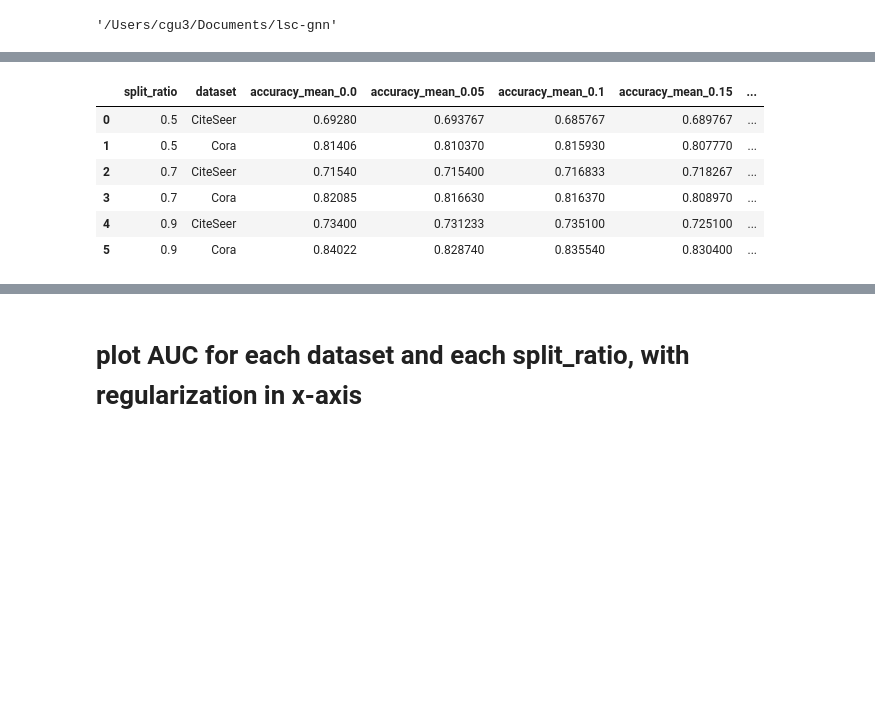
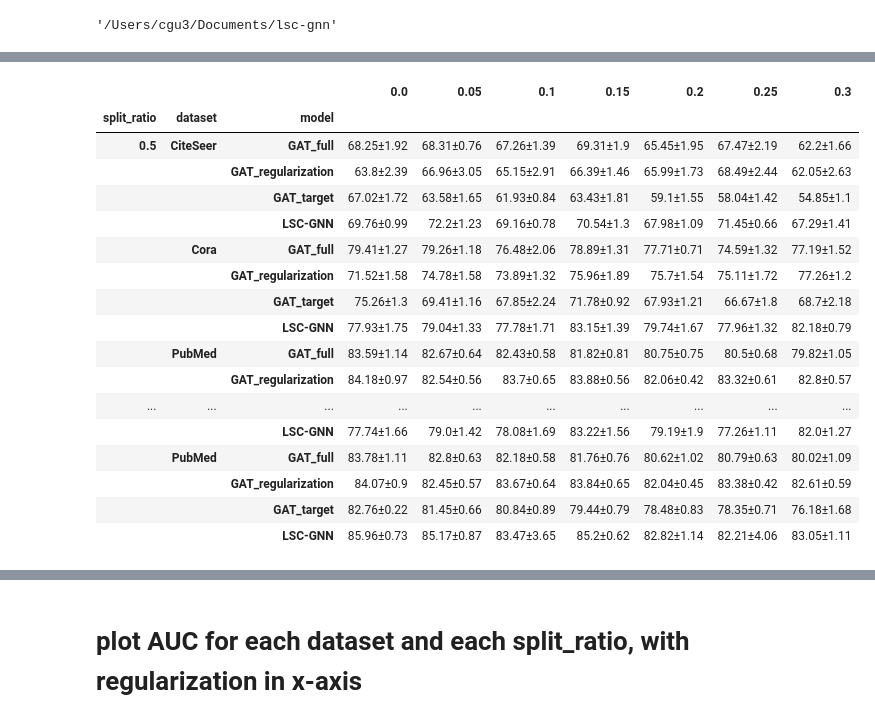
Before and after one commit to FDUguchunhui/latent-space-constraint-GNN, a Jupyter notebook: notebook/analysis/aggregation.ipynb, the cells around one changed output, grey strips where cells are left out. Saved outputs shown, nothing was run; the diff lists cells and outputs as text; code cells hidden in the pictures; blank space fills up the shorter version.

```diff
--- a/notebook/analysis/aggregation.ipynb
+++ b/notebook/analysis/aggregation.ipynb
@@ -11,12 +11,12 @@ import matplotlib.pyplot as plt
 /Users/cgu3/Documents/lsc-gnn
 '/Users/cgu3/Documents/lsc-gnn'
 # %%
-df = pd.read_json('results/results_LSC_test.json', lines=True)
+df = pd.read_json('results/results_LSC.json', lines=True)
 # df = pd.read_json('results/final_cora_results.json', lines=True)
 # df = pd.read_json('results/final_citeseer_results.json', lines=True)
 
-# times accuracy 100 and only keep two decimal points
-df['accuracy'] = df['accuracy'].apply(lambda x: round(x * 100, 2))
+df['split_ratio'] = round(df['split_ratio'], 2)
+df['false_pos_edge_ratio'] = round(df['false_pos_edge_ratio'], 2)
 # %%
 df
 # %% [output]
@@ -36,8 +36,9 @@ df
 # %%
 # calculate mean and std for accuracy group by dataset and split_ratio
 df_first = df[df['regularization'] == 0].groupby(['dataset', 'split_ratio', 'false_pos_edge_ratio']).agg({'accuracy':['mean', 'std']})
-# df_best = df_best.round(2)
+df_first = (100 * df_first).round(2)
 # flatten the columns
-# df_first.columns = ['_'.join(col).strip('_') for col in df_best.columns.values]
-# df_best.rename(columns={'accuracy_mean': 'With regularizaion'}, inplace=True)
-df_first
+df_first.columns = ['_'.join(col).strip('_') for col in df_first.columns.values]
+# create a new column with the name 'GAT_full" using in format of string accuracy_mean +- accuracy_std
+df_first['GAT_full'] = df_first['accuracy_mean'].round(2).astype(str) + "±" + df_first['accuracy_std'].round(2).astype(str)
+df_first = df_first[['GAT_full']]
@@ -64,10 +53,13 @@ df_first
 # %%
-df_best = df.groupby(['dataset', 'seed', 'split_ratio', 'false_pos_edge_ratio']).apply(lambda x: x.loc[x['val_loss'].idxmin()])[['accuracy']]
+df_best = df.groupby(['dataset', 'seed', 'split_ratio', 'false_pos_edge_ratio']).apply(lambda x: x.loc[x['val_loss'].idxmin()])[['accuracy', 'regularization']]
 # calculate mean and std for accuracy group by dataset and split_ratio
 df_best = df_best.groupby(['dataset', 'split_ratio', 'false_pos_edge_ratio']).agg({'accuracy':['mean', 'std']})
-# df_best = df_best.round(2)
+df_best = (100 * df_best).round(2)
 # flatten the columns
 df_best.columns = ['_'.join(col).strip('_') for col in df_best.columns.values]
+# create a new column with the name "LSC-GNN" using in format of string accuracy_mean +- accuracy_std
+df_best['LSC-GNN'] = df_best['accuracy_mean'].round(2).astype(str) + "±" + df_best['accuracy_std'].round(2).astype(str)
 # df_best.rename(columns={'accuracy_mean': 'With regularizaion'}, inplace=True)
+df_best = df_best[['LSC-GNN']]
 df_best
 # %% [output]
@@ -92,5 +80,8 @@ df_best
 # %%
 # combine df_first and df_best horizontally
-df_combined = pd.concat([df_first, df_best], axis=1)
+df_combined = pd.concat([df_first, df_best, df_GAT_agg_target, df_GAT_agg_regularization], axis=1)
+df_combined = df_combined.reset_index()
+# convert to long format
+df_combined = df_combined.melt(id_vars=['dataset', 'split_ratio', 'false_pos_edge_ratio'], var_name='model', value_name='accuracy')
 df_combined
 # %% [output]
@@ -115,24 +101,35 @@ df_combined
 # %%
 import pandas as pd
 
 # Load your dataframe (assuming it's already loaded as df)
-df = df_best.reset_index()
+df = df_combined.reset_index()
 # Pivot the table to match the requested format
-df_transformed = df.pivot(index=["split_ratio", "dataset"], columns="false_pos_edge_ratio", values=["accuracy_mean", "accuracy_std"])
+df_transformed = df.pivot(index=["split_ratio", "dataset", "model"], columns="false_pos_edge_ratio", values=["accuracy"])
 
 # Flatten column names for readability
-df_transformed.columns = [f"{col[0]}_{col[1]}" for col in df_transformed.columns]
+df_transformed.columns = [f"{round(col[1], 2)}" for col in df_transformed.columns]
 
 # Reset index for display
-df_transformed.reset_index(inplace=True)
+# df_transformed.reset_index(inplace=True)
 
 # Display transformed dataframe
 df_transformed
 # %% [output]
-|  | split_ratio | dataset | accuracy_mean_0.0 | accuracy_mean_0.05 | accuracy_mean_0.1 | accuracy_mean_0.15 | ... |
-| 0 | 0.5 | CiteSeer | 0.69280 | 0.693767 | 0.685767 | 0.689767 | ... |
-| 1 | 0.5 | Cora | 0.81406 | 0.810370 | 0.815930 | 0.807770 | ... |
-| 2 | 0.7 | CiteSeer | 0.71540 | 0.715400 | 0.716833 | 0.718267 | ... |
-| 3 | 0.7 | Cora | 0.82085 | 0.816630 | 0.816370 | 0.808970 | ... |
-| 4 | 0.9 | CiteSeer | 0.73400 | 0.731233 | 0.735100 | 0.725100 | ... |
-| 5 | 0.9 | Cora | 0.84022 | 0.828740 | 0.835540 | 0.830400 | ... |
+|  |  |  | 0.0 | 0.05 | 0.1 | 0.15 | 0.2 | 0.25 | 0.3 |
+| split_ratio | dataset | model |  |  |  |  |  |  |  |
+| 0.5 | CiteSeer | GAT_full | 68.25±1.92 | 68.31±0.76 | 67.26±1.39 | 69.31±1.9 | 65.45±1.95 | 67.47±2.19 | 62.2±1.66 |
+|  |  | GAT_regularization | 63.8±2.39 | 66.96±3.05 | 65.15±2.91 | 66.39±1.46 | 65.99±1.73 | 68.49±2.44 | 62.05±2.63 |
+|  |  | GAT_target | 67.02±1.72 | 63.58±1.65 | 61.93±0.84 | 63.43±1.81 | 59.1±1.55 | 58.04±1.42 | 54.85±1.1 |
+|  |  | LSC-GNN | 69.76±0.99 | 72.2±1.23 | 69.16±0.78 | 70.54±1.3 | 67.98±1.09 | 71.45±0.66 | 67.29±1.41 |
+|  | Cora | GAT_full | 79.41±1.27 | 79.26±1.18 | 76.48±2.06 | 78.89±1.31 | 77.71±0.71 | 74.59±1.32 | 77.19±1.52 |
+|  |  | GAT_regularization | 71.52±1.58 | 74.78±1.58 | 73.89±1.32 | 75.96±1.89 | 75.7±1.54 | 75.11±1.72 | 77.26±1.2 |
+|  |  | GAT_target | 75.26±1.3 | 69.41±1.16 | 67.85±2.24 | 71.78±0.92 | 67.93±1.21 | 66.67±1.8 | 68.7±2.18 |
+|  |  | LSC-GNN | 77.93±1.75 | 79.04±1.33 | 77.78±1.71 | 83.15±1.39 | 79.74±1.67 | 77.96±1.32 | 82.18±0.79 |
+|  | PubMed | GAT_full | 83.59±1.14 | 82.67±0.64 | 82.43±0.58 | 81.82±0.81 | 80.75±0.75 | 80.5±0.68 | 79.82±1.05 |
+|  |  | GAT_regularization | 84.18±0.97 | 82.54±0.56 | 83.7±0.65 | 83.88±0.56 | 82.06±0.42 | 83.32±0.61 | 82.8±0.57 |
+| ... | ... | ... | ... | ... | ... | ... | ... | ... | ... |
+|  |  | LSC-GNN | 77.74±1.66 | 79.0±1.42 | 78.08±1.69 | 83.22±1.56 | 79.19±1.9 | 77.26±1.11 | 82.0±1.27 |
+|  | PubMed | GAT_full | 83.78±1.11 | 82.8±0.63 | 82.18±0.58 | 81.76±0.76 | 80.62±1.02 | 80.79±0.63 | 80.02±1.09 |
+|  |  | GAT_regularization | 84.07±0.9 | 82.45±0.57 | 83.67±0.64 | 83.84±0.65 | 82.04±0.45 | 83.38±0.42 | 82.61±0.59 |
+|  |  | GAT_target | 82.76±0.22 | 81.45±0.66 | 80.84±0.89 | 79.44±0.79 | 78.48±0.83 | 78.35±0.71 | 76.18±1.68 |
+|  |  | LSC-GNN | 85.96±0.73 | 85.17±0.87 | 83.47±3.65 | 85.2±0.62 | 82.82±1.14 | 82.21±4.06 | 83.05±1.11 |
```
Also changed, not shown: parts of 10 cells of this notebook, 2 other files.
